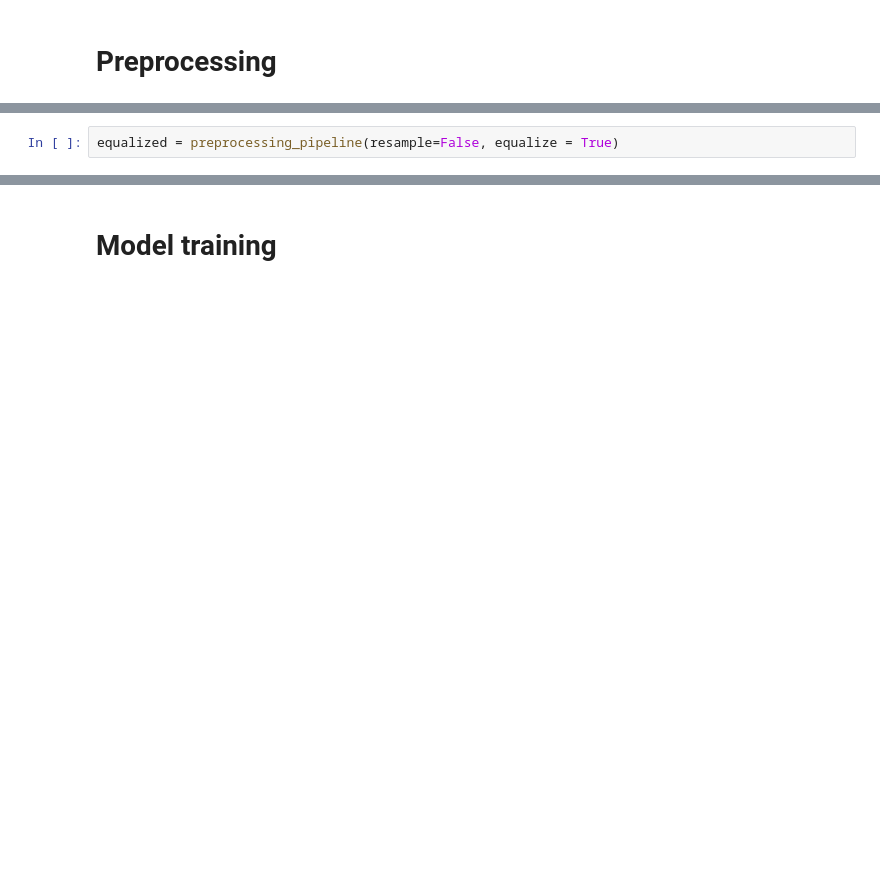
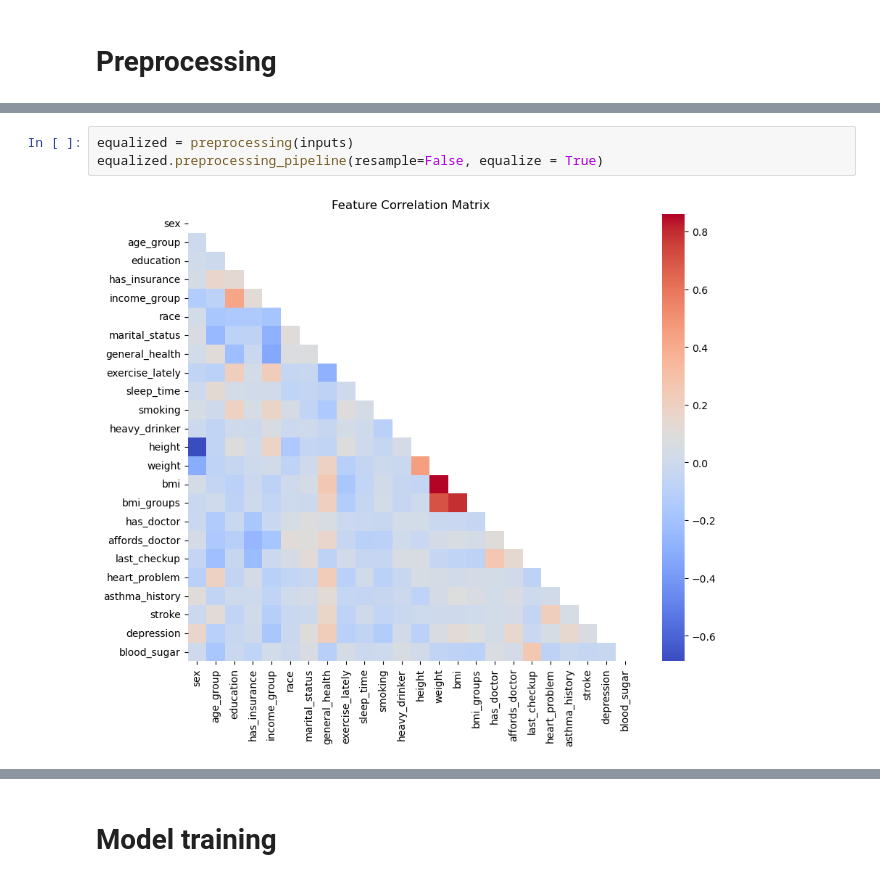
Before and after one commit to AlexMilionis/BioDataProject, a Jupyter notebook: BioAnalysis.ipynb, the cells around one changed output, grey strips where cells are left out. Saved outputs shown, nothing was run; the diff lists cells and outputs as text; blank space fills up the shorter version.

```diff
--- a/BioAnalysis.ipynb
+++ b/BioAnalysis.ipynb
@@ -164,2 +159,5 @@ with_resampling = preprocessing_pipeline(resample=True, T=0.1, n_samples=50000)
 # %%
-equalized = preprocessing_pipeline(resample=False, equalize = True)
+equalized = preprocessing(inputs)
+equalized.preprocessing_pipeline(resample=False, equalize = True)
+# %% [output]
+[figure, added]
```
Also changed, not shown: parts of 40 cells of this notebook.
